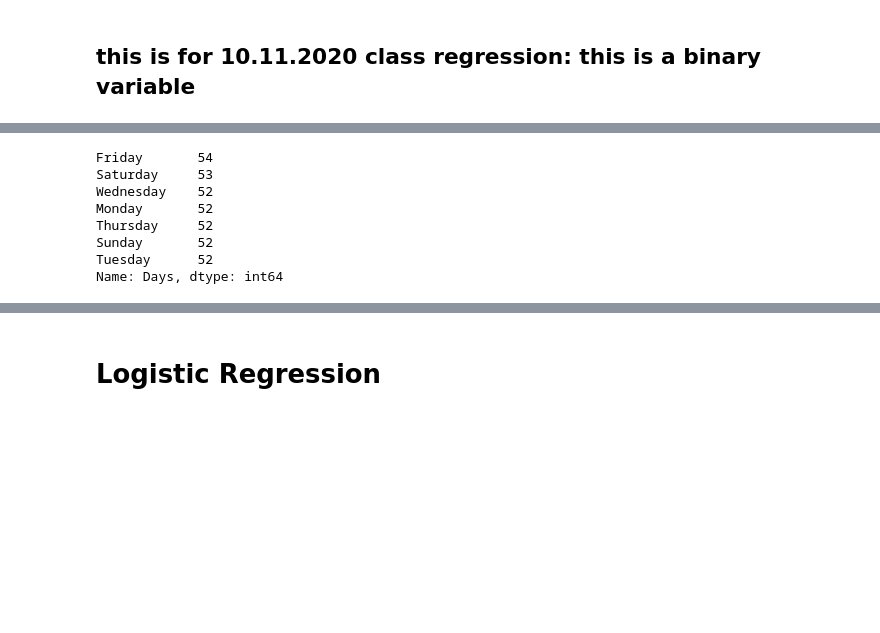
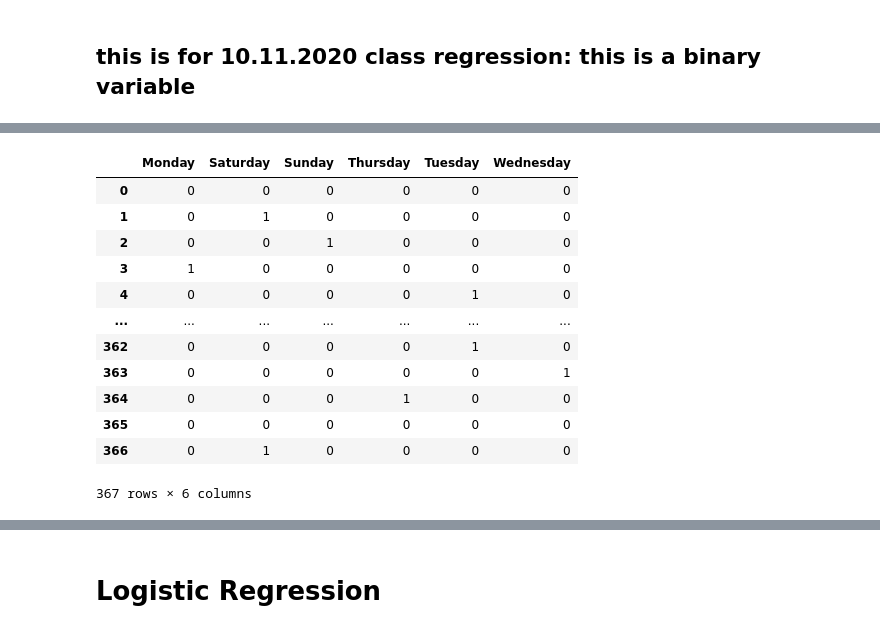
Before and after one commit to BehroozGharleghi/data-pt-ber-08-20, a Jupyter notebook: Labs/module-2_labs/05_applied-analysis/02_lab-regression-analysis/Regression exercise.ipynb, the cells around one changed output, grey strips where cells are left out. Saved outputs shown, nothing was run; the diff lists cells and outputs as text; code cells hidden in the pictures; blank space fills up the shorter version.

```diff
--- a/Labs/module-2_labs/05_applied-analysis/02_lab-regression-analysis/Regression exercise.ipynb
+++ b/Labs/module-2_labs/05_applied-analysis/02_lab-regression-analysis/Regression exercise.ipynb
@@ -324,17 +334,21 @@ Warnings:
-# %%
-data['Days'].value_counts()
-# %% [output]
-Friday       54
-Saturday     53
-Wednesday    52
-Monday       52
-Thursday     52
-Sunday       52
-Tuesday      52
-Name: Days, dtype: int64
 # %%
 X=pd.get_dummies(data['Days'], drop_first=True) # drop_first drops the first
 # value , this is to avoide correlation and collinearity.
+X
+# %% [output]
+|  | Monday | Saturday | Sunday | Thursday | Tuesday | Wednesday |
+| 0 | 0 | 0 | 0 | 0 | 0 | 0 |
+| 1 | 0 | 1 | 0 | 0 | 0 | 0 |
+| 2 | 0 | 0 | 1 | 0 | 0 | 0 |
+| 3 | 1 | 0 | 0 | 0 | 0 | 0 |
+| 4 | 0 | 0 | 0 | 0 | 1 | 0 |
+| ... | ... | ... | ... | ... | ... | ... |
+| 362 | 0 | 0 | 0 | 0 | 1 | 0 |
+| 363 | 0 | 0 | 0 | 0 | 0 | 1 |
+| 364 | 0 | 0 | 0 | 1 | 0 | 0 |
+| 365 | 0 | 0 | 0 | 0 | 0 | 0 |
+| 366 | 0 | 1 | 0 | 0 | 0 | 0 |
+367 rows × 6 columns
 # %%
 # now we run the regression with dummy variables:
 X=X
```
Also changed, not shown: parts of 10 cells of this notebook, 1 other file.
